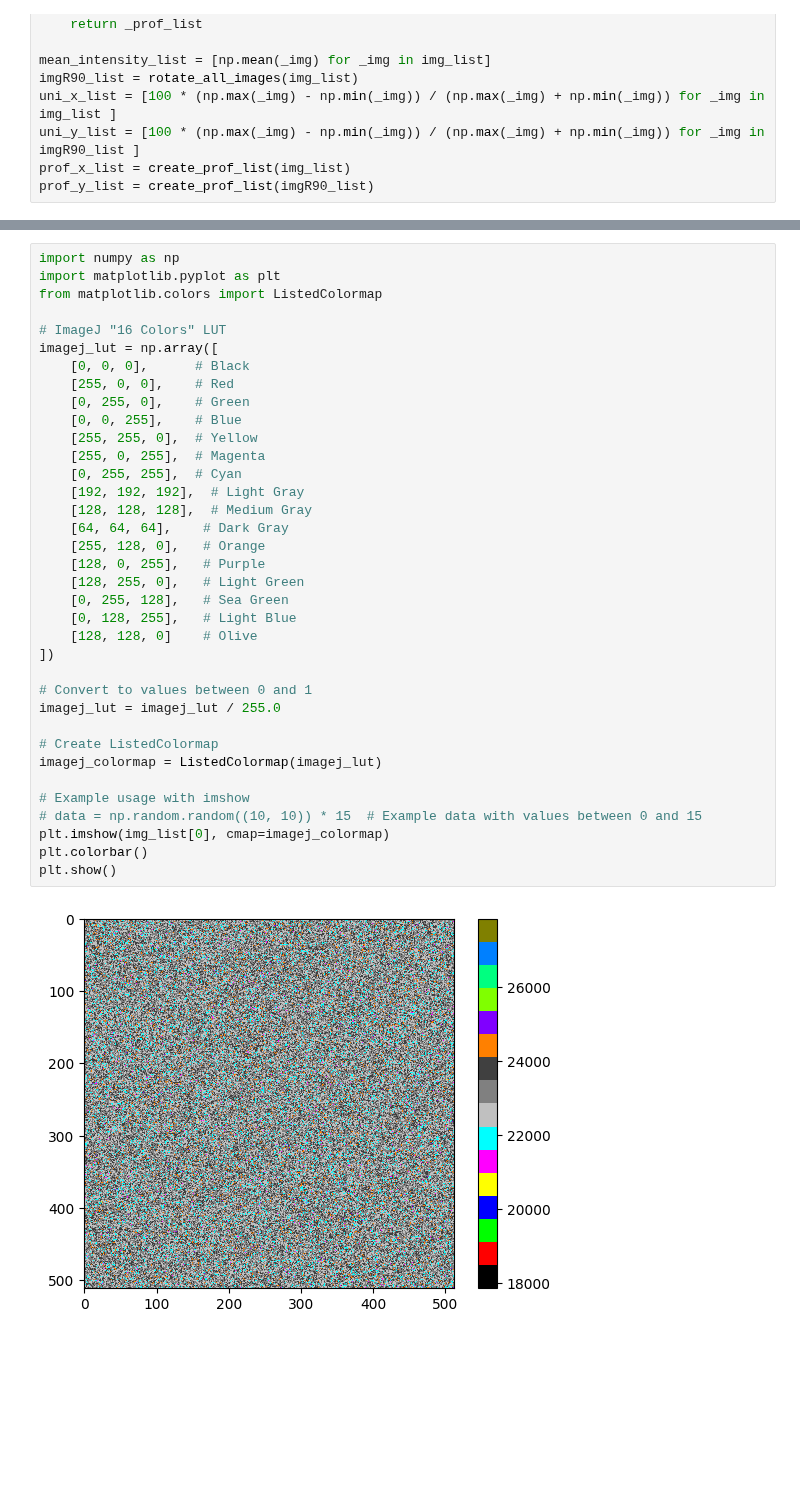
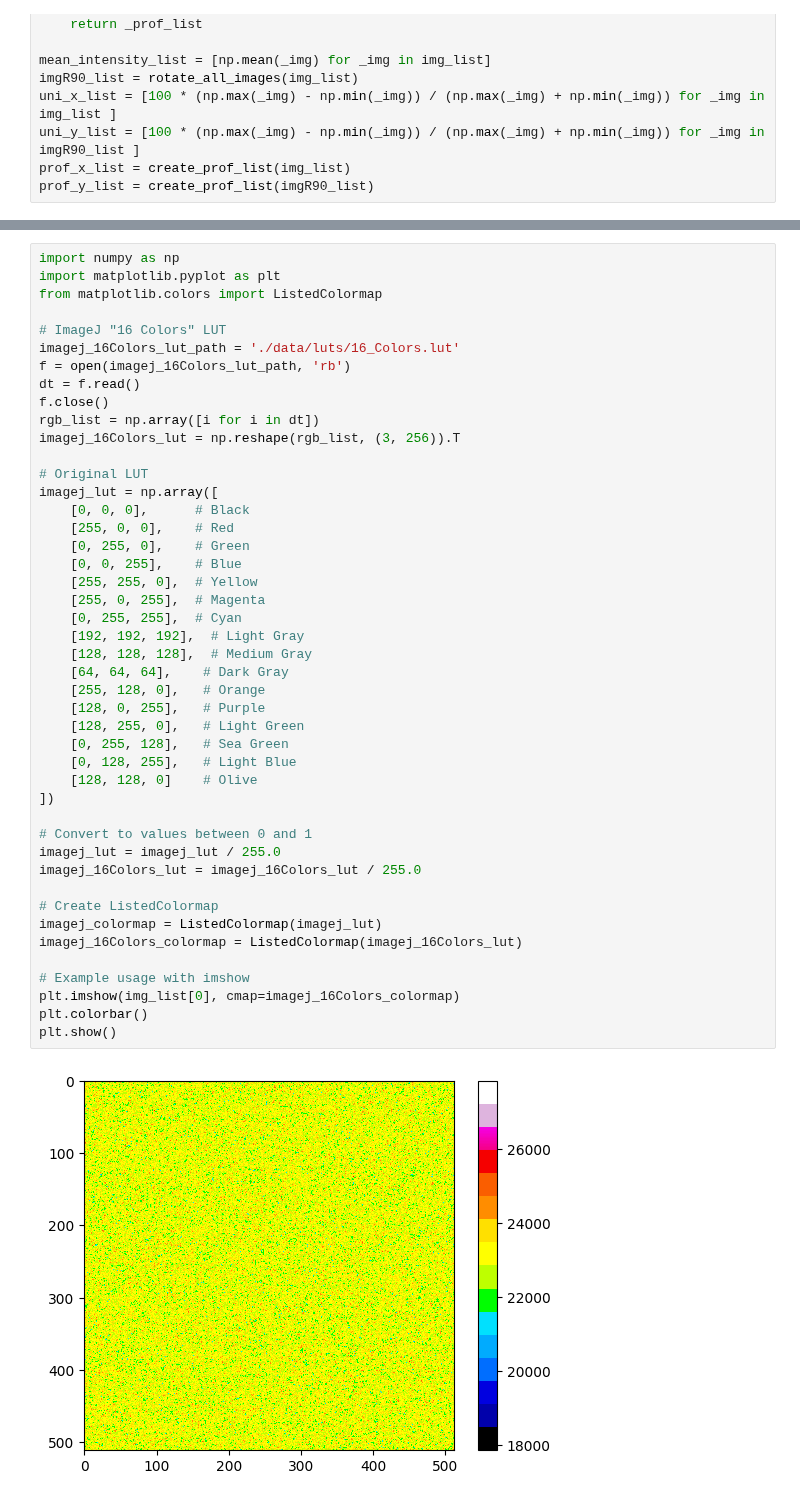
Before and after one commit to yumekasa5/Pyhton, a Jupyter notebook: jupyter/experiment/doocumet_create.ipynb, the cells around one changed output, grey strips where cells are left out. Saved outputs shown, nothing was run; the diff lists cells and outputs as text; blank space fills up the shorter version.

```diff
--- a/jupyter/experiment/doocumet_create.ipynb
+++ b/jupyter/experiment/doocumet_create.ipynb
@@ -66,35 +95,44 @@ import matplotlib.pyplot as plt
 from matplotlib.colors import ListedColormap
 
 # ImageJ "16 Colors" LUT
+imagej_16Colors_lut_path = './data/luts/16_Colors.lut'
+f = open(imagej_16Colors_lut_path, 'rb')
+dt = f.read()
+f.close()
+rgb_list = np.array([i for i in dt])
+imagej_16Colors_lut = np.reshape(rgb_list, (3, 256)).T
+
+# Original LUT
 imagej_lut = np.array([
     [0, 0, 0],      # Black
     [255, 0, 0],    # Red
     [0, 255, 0],    # Green
     [0, 0, 255],    # Blue
     [255, 255, 0],  # Yellow
     [255, 0, 255],  # Magenta
     [0, 255, 255],  # Cyan
     [192, 192, 192],  # Light Gray
     [128, 128, 128],  # Medium Gray
     [64, 64, 64],    # Dark Gray
     [255, 128, 0],   # Orange
     [128, 0, 255],   # Purple
     [128, 255, 0],   # Light Green
     [0, 255, 128],   # Sea Green
     [0, 128, 255],   # Light Blue
     [128, 128, 0]    # Olive
 ])
 
 # Convert to values between 0 and 1
 imagej_lut = imagej_lut / 255.0
+imagej_16Colors_lut = imagej_16Colors_lut / 255.0
 
 # Create ListedColormap
 imagej_colormap = ListedColormap(imagej_lut)
+imagej_16Colors_colormap = ListedColormap(imagej_16Colors_lut)
 
 # Example usage with imshow
-# data = np.random.random((10, 10)) * 15  # Example data with values between 0 and 15
-plt.imshow(img_list[0], cmap=imagej_colormap)
+plt.imshow(img_list[0], cmap=imagej_16Colors_colormap)
 plt.colorbar()
 plt.show()
 # %% [output]
-[figure, old version]
+[figure, new version]
```
Also changed, not shown: parts of 8 cells of this notebook, 2 other files.
